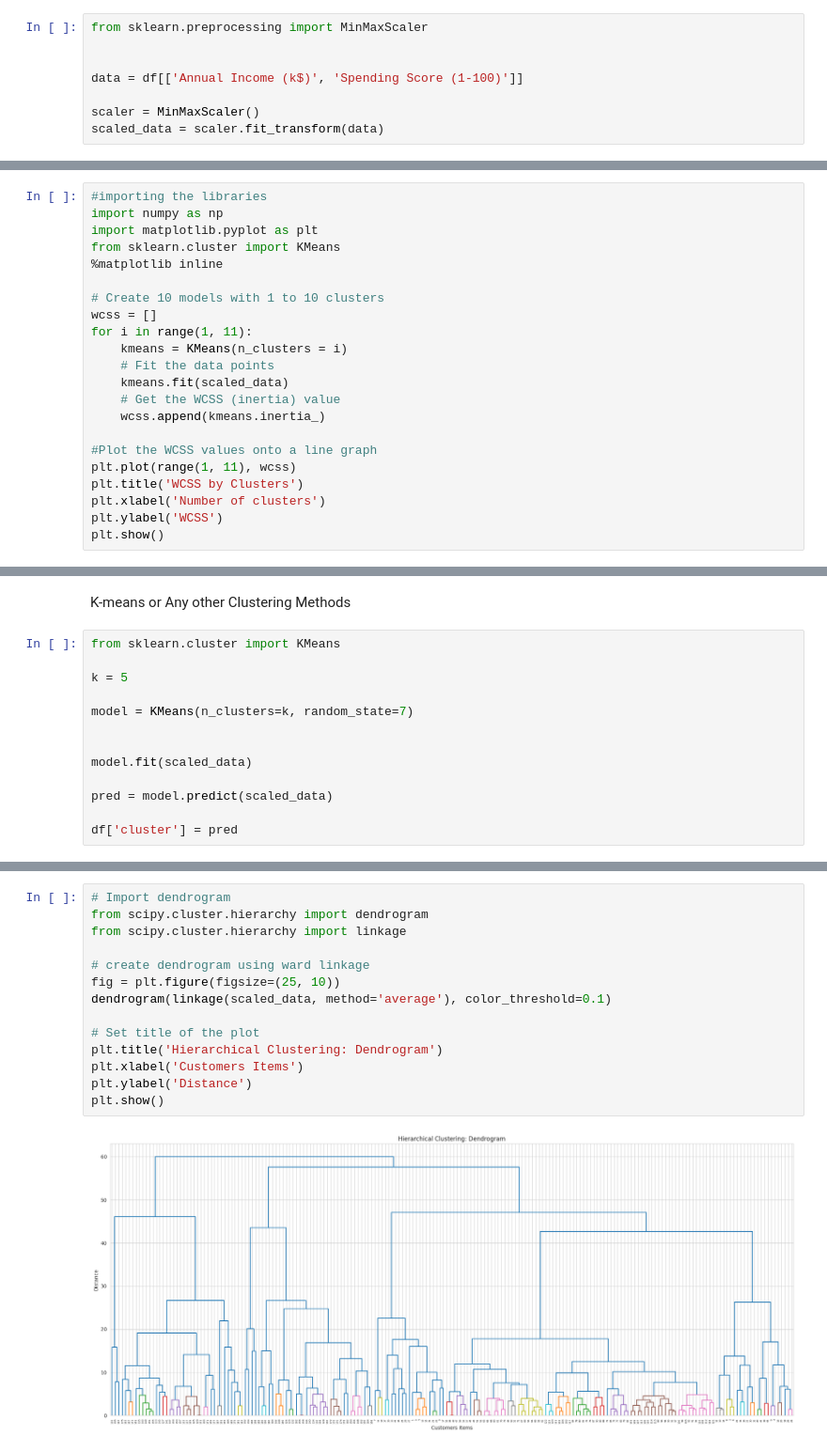
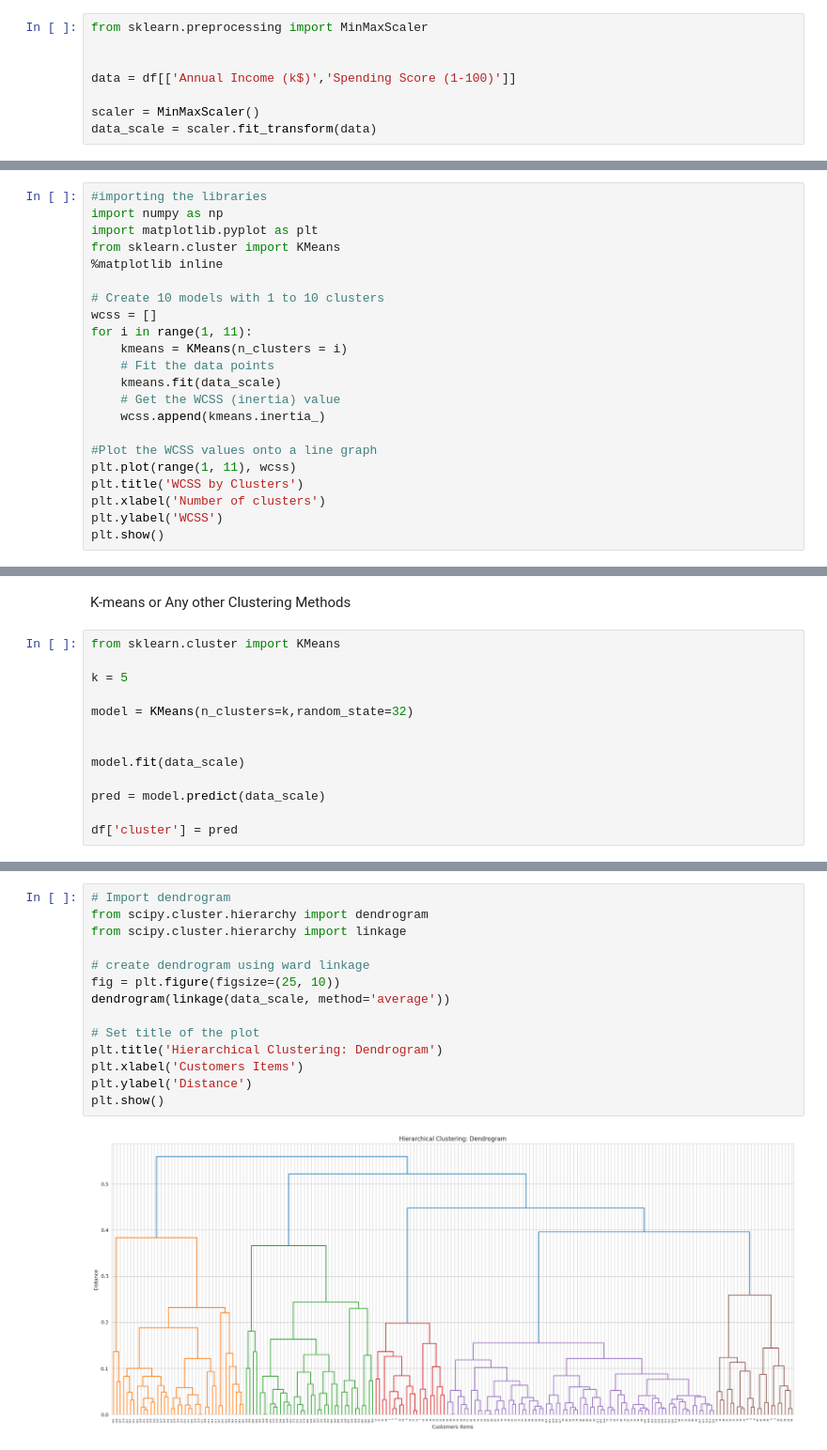
Before and after one commit to dooooyun/dooyun, a Jupyter notebook: [AI_Assignment3]_Clustering.ipynb, the cells around one changed output, grey strips where cells are left out. Shown at 94% size. Cells and saved outputs as stored; diff of their text form.

```diff
--- a/[AI_Assignment3]_Clustering.ipynb
+++ b/[AI_Assignment3]_Clustering.ipynb
@@ -229,10 +229,10 @@ Annual Income (k$), Spending Score (1-100) 두 정보를 이용해 고객들을
 from sklearn.preprocessing import MinMaxScaler
 
 
-data = df[['Annual Income (k$)', 'Spending Score (1-100)']]
+data = df[['Annual Income (k$)','Spending Score (1-100)']]
 
 scaler = MinMaxScaler()
-scaled_data = scaler.fit_transform(data)
+data_scale = scaler.fit_transform(data)
 # %% [markdown]
 ## Elbow analysis with K-MEANS
 # %%
@@ -247,7 +247,7 @@ wcss = []
 for i in range(1, 11):
     kmeans = KMeans(n_clusters = i)
     # Fit the data points
-    kmeans.fit(scaled_data)
+    kmeans.fit(data_scale)
     # Get the WCSS (inertia) value
     wcss.append(kmeans.inertia_)
 
@@ -266,12 +266,12 @@ from sklearn.cluster import KMeans
 
 k = 5
 
-model = KMeans(n_clusters=k, random_state=7)
+model = KMeans(n_clusters=k,random_state=32)
 
 
-model.fit(scaled_data)
+model.fit(data_scale)
 
-pred = model.predict(scaled_data)
+pred = model.predict(data_scale)
 
 df['cluster'] = pred
 # %%
@@ -284,19 +284,19 @@ sns.scatterplot(data=df, x='Annual Income (k$)', y='Spending Score (1-100)', hue
 # %%
 # Import dendrogram
 from scipy.cluster.hierarchy import dendrogram
 from scipy.cluster.hierarchy import linkage
 
 # create dendrogram using ward linkage
 fig = plt.figure(figsize=(25, 10))
-dendrogram(linkage(scaled_data, method='average'), color_threshold=0.1)
+dendrogram(linkage(data_scale, method='average'))
 
 # Set title of the plot
 plt.title('Hierarchical Clustering: Dendrogram')
 plt.xlabel('Customers Items')
 plt.ylabel('Distance')
 plt.show()
 # %% [output]
-[figure, old version]
+[figure, new version]
 # %%
 from sklearn.metrics import silhouette_score
 
```
Also changed, not shown: parts of 6 cells of this notebook.
